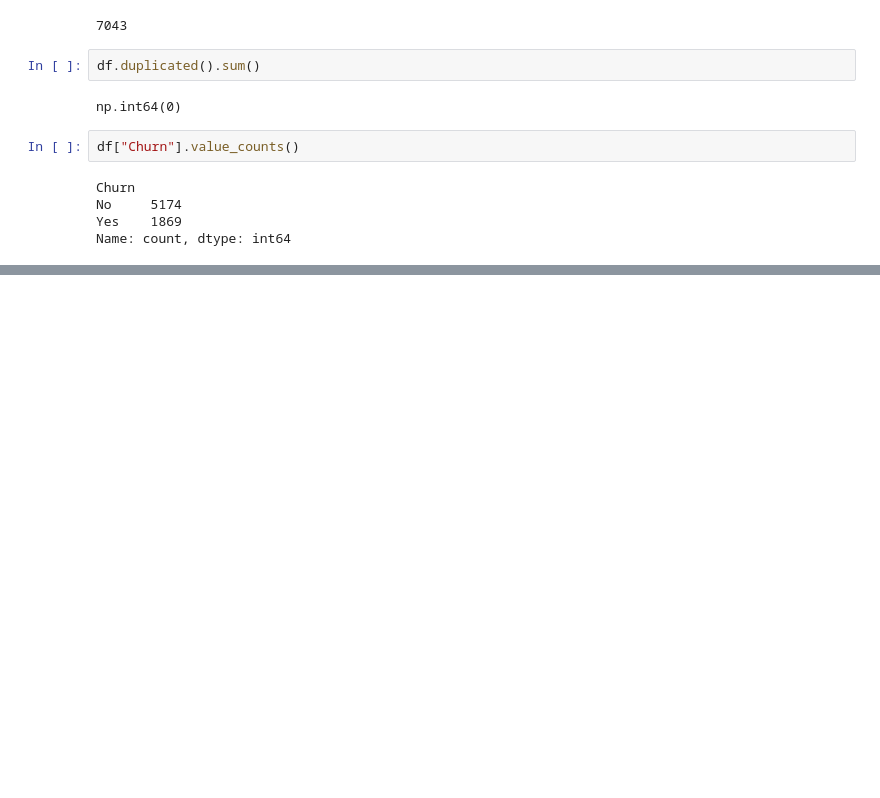
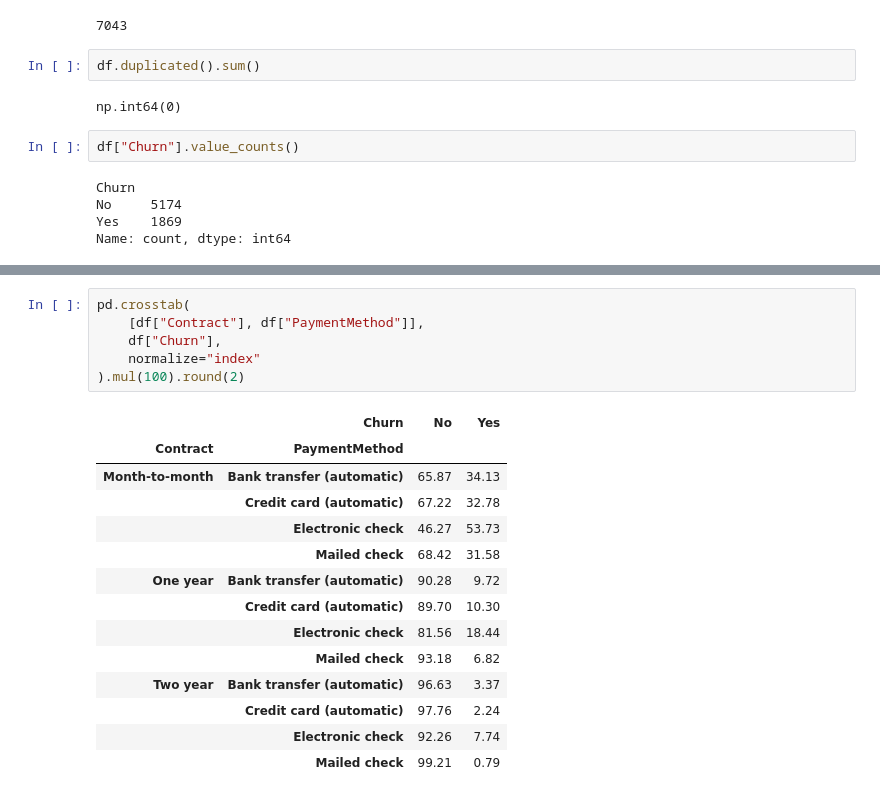
Before and after one commit to amanullah-ops/customer-churn-prediction, a Jupyter notebook: notebooks/01_data_inspection.ipynb, the cells around one changed output, grey strips where cells are left out. Drawn from its saved outputs; the diff is of its cells as text; blank space fills up the shorter version.

```diff
--- a/notebooks/01_data_inspection.ipynb
+++ b/notebooks/01_data_inspection.ipynb
@@ -300,0 +327,21 @@ Name: count, dtype: int64
+# %%
+pd.crosstab(
+    [df["Contract"], df["PaymentMethod"]],
+    df["Churn"],
+    normalize="index"
+).mul(100).round(2)
+# %% [output]
+|  | Churn | No | Yes |
+| Contract | PaymentMethod |  |  |
+| Month-to-month | Bank transfer (automatic) | 65.87 | 34.13 |
+|  | Credit card (automatic) | 67.22 | 32.78 |
+|  | Electronic check | 46.27 | 53.73 |
+|  | Mailed check | 68.42 | 31.58 |
+| One year | Bank transfer (automatic) | 90.28 | 9.72 |
+|  | Credit card (automatic) | 89.70 | 10.30 |
+|  | Electronic check | 81.56 | 18.44 |
+|  | Mailed check | 93.18 | 6.82 |
+| Two year | Bank transfer (automatic) | 96.63 | 3.37 |
+|  | Credit card (automatic) | 97.76 | 2.24 |
+|  | Electronic check | 92.26 | 7.74 |
+|  | Mailed check | 99.21 | 0.79 |
```
Also changed, not shown: parts of 21 cells of this notebook.
